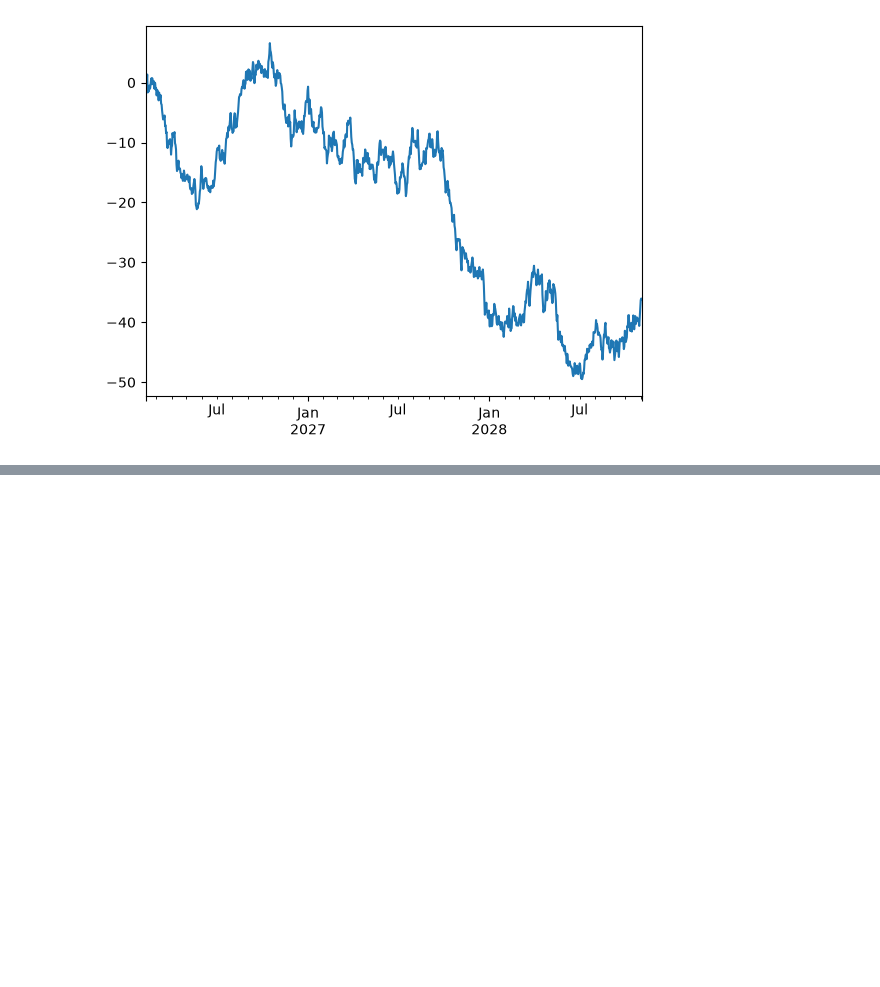
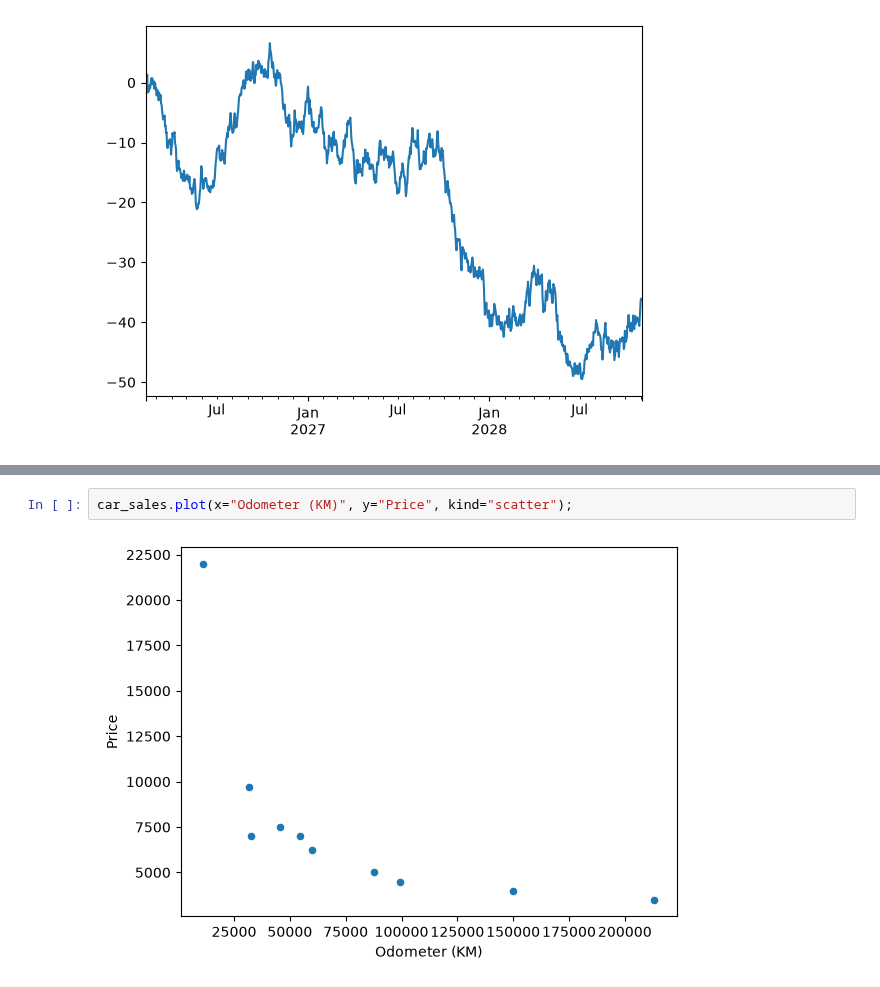
Before and after one commit to ayinde-xyz/ml-learn, a Jupyter notebook: matplotlib_learn.ipynb, the cells around one changed output, grey strips where cells are left out. Saved outputs shown, nothing was run; the diff lists cells and outputs as text; blank space fills up the shorter version.

```diff
--- a/matplotlib_learn.ipynb
+++ b/matplotlib_learn.ipynb
@@ -151,0 +220,4 @@ ts.plot();
+# %%
+car_sales.plot(x="Odometer (KM)", y="Price", kind="scatter");
+# %% [output]
+[figure, added]
```
Also changed, not shown: parts of 8 cells of this notebook.
